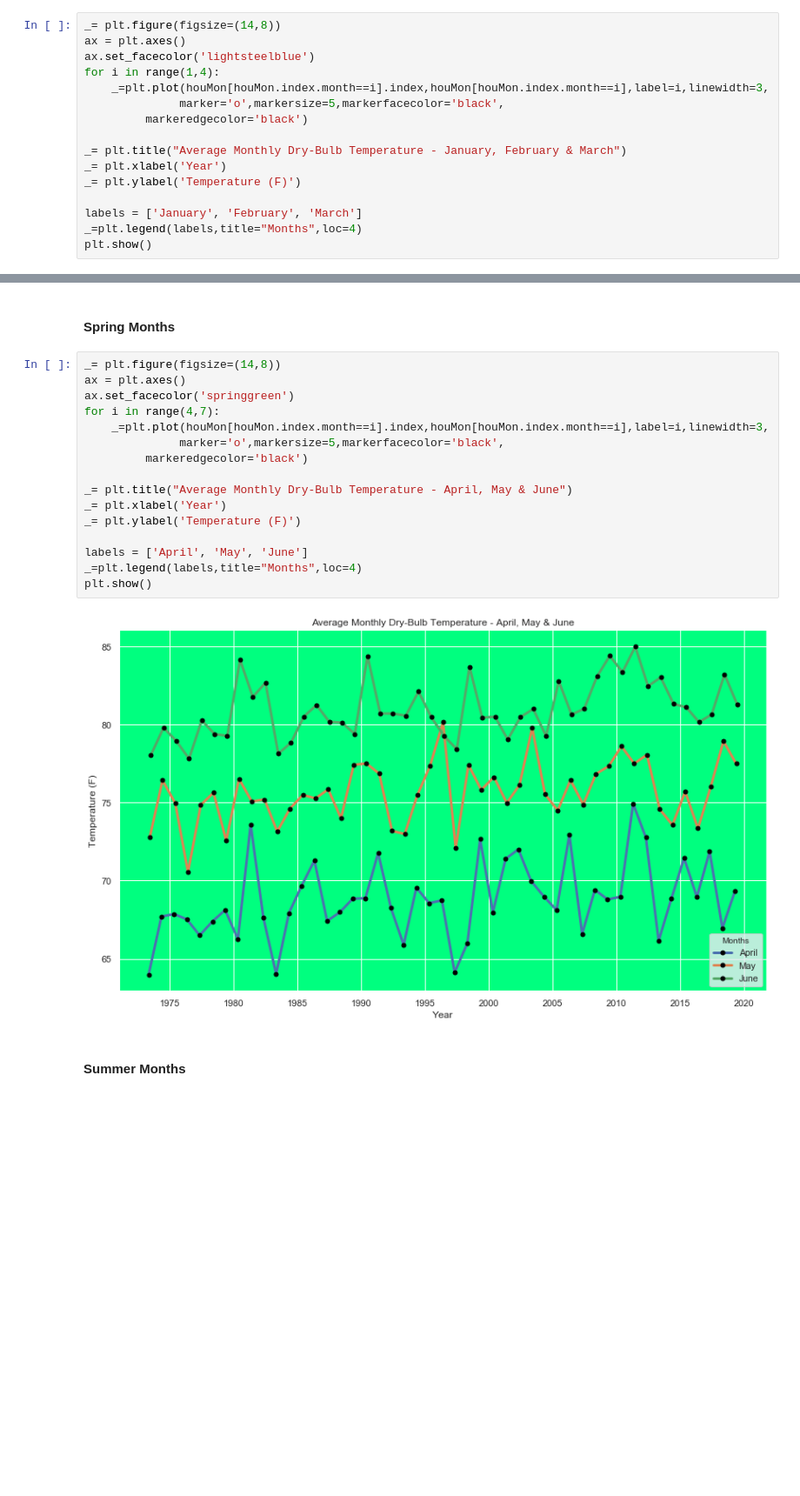
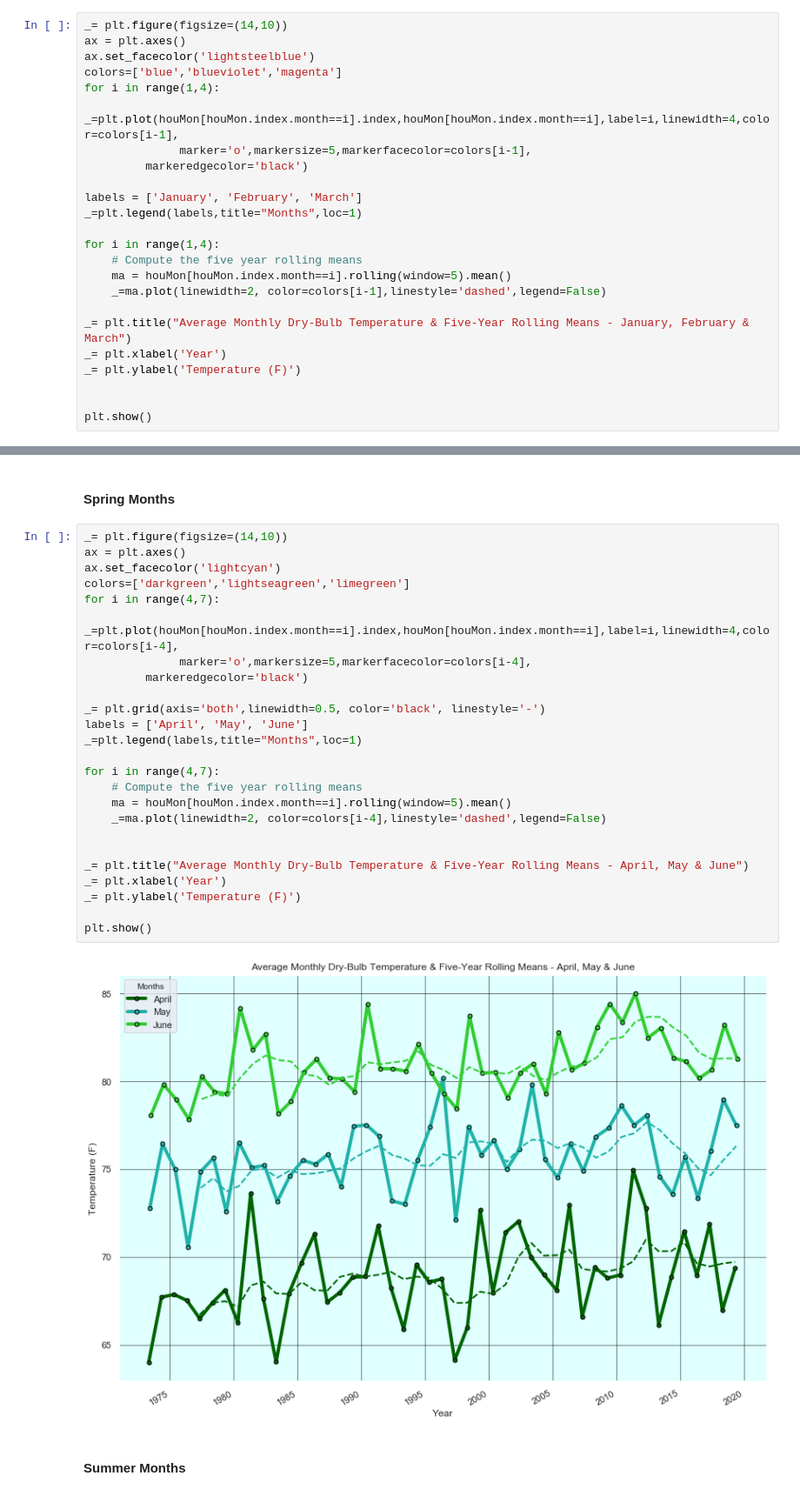
Before and after one commit to PhilipAbraham1030/Houston_Climate, a Jupyter notebook: Shifts_in_the_Houston_Temperatures-Exploratory_Data_Analysis.ipynb, the cells around one changed output, grey strips where cells are left out. Shown at 87% size. Cells and saved outputs as stored; diff of their text form; blank space fills up the shorter version.

```diff
--- a/Shifts_in_the_Houston_Temperatures-Exploratory_Data_Analysis.ipynb
+++ b/Shifts_in_the_Houston_Temperatures-Exploratory_Data_Analysis.ipynb
@@ -181,19 +193,27 @@ houMon = hou['DryBulbTemperature'].resample('M').mean()
 # %% [markdown]
 #### Winter Months
 # %%
-_= plt.figure(figsize=(14,8))
+_= plt.figure(figsize=(14,10))
 ax = plt.axes()
 ax.set_facecolor('lightsteelblue')
+colors=['blue','blueviolet','magenta']
 for i in range(1,4):
-    _=plt.plot(houMon[houMon.index.month==i].index,houMon[houMon.index.month==i],label=i,linewidth=3,
-              marker='o',markersize=5,markerfacecolor='black',
+    _=plt.plot(houMon[houMon.index.month==i].index,houMon[houMon.index.month==i],label=i,linewidth=4,color=colors[i-1],
+              marker='o',markersize=5,markerfacecolor=colors[i-1],
          markeredgecolor='black')
 
-_= plt.title("Average Monthly Dry-Bulb Temperature - January, February & March")
+labels = ['January', 'February', 'March']
+_=plt.legend(labels,title="Months",loc=1)
+
+for i in range(1,4):
+    # Compute the five year rolling means
+    ma = houMon[houMon.index.month==i].rolling(window=5).mean()
+    _=ma.plot(linewidth=2, color=colors[i-1],linestyle='dashed',legend=False)
+
+_= plt.title("Average Monthly Dry-Bulb Temperature & Five-Year Rolling Means - January, February & March")
 _= plt.xlabel('Year')
 _= plt.ylabel('Temperature (F)')
 
-labels = ['January', 'February', 'March']
-_=plt.legend(labels,title="Months",loc=4)
+
 plt.show()
 # %% [output]
@@ -201,23 +221,32 @@ plt.show()
 # %% [markdown]
 #### Spring Months
 # %%
-_= plt.figure(figsize=(14,8))
+_= plt.figure(figsize=(14,10))
 ax = plt.axes()
-ax.set_facecolor('springgreen')
+ax.set_facecolor('lightcyan')
+colors=['darkgreen','lightseagreen','limegreen']
 for i in range(4,7):
-    _=plt.plot(houMon[houMon.index.month==i].index,houMon[houMon.index.month==i],label=i,linewidth=3,
-              marker='o',markersize=5,markerfacecolor='black',
+    _=plt.plot(houMon[houMon.index.month==i].index,houMon[houMon.index.month==i],label=i,linewidth=4,color=colors[i-4],
+              marker='o',markersize=5,markerfacecolor=colors[i-4],
          markeredgecolor='black')
 
-_= plt.title("Average Monthly Dry-Bulb Temperature - April, May & June")
+_= plt.grid(axis='both',linewidth=0.5, color='black', linestyle='-')
+labels = ['April', 'May', 'June']
+_=plt.legend(labels,title="Months",loc=1)
+
+for i in range(4,7):
+    # Compute the five year rolling means
+    ma = houMon[houMon.index.month==i].rolling(window=5).mean()
+    _=ma.plot(linewidth=2, color=colors[i-4],linestyle='dashed',legend=False)
+
+
+_= plt.title("Average Monthly Dry-Bulb Temperature & Five-Year Rolling Means - April, May & June")
 _= plt.xlabel('Year')
 _= plt.ylabel('Temperature (F)')
 
-labels = ['April', 'May', 'June']
-_=plt.legend(labels,title="Months",loc=4)
 plt.show()
 # %% [output]
-[figure, old version]
+[figure, new version]
 # %% [markdown]
 #### Summer Months
 # %%
```
Also changed, not shown: parts of 7 cells of this notebook, 1 other file.
